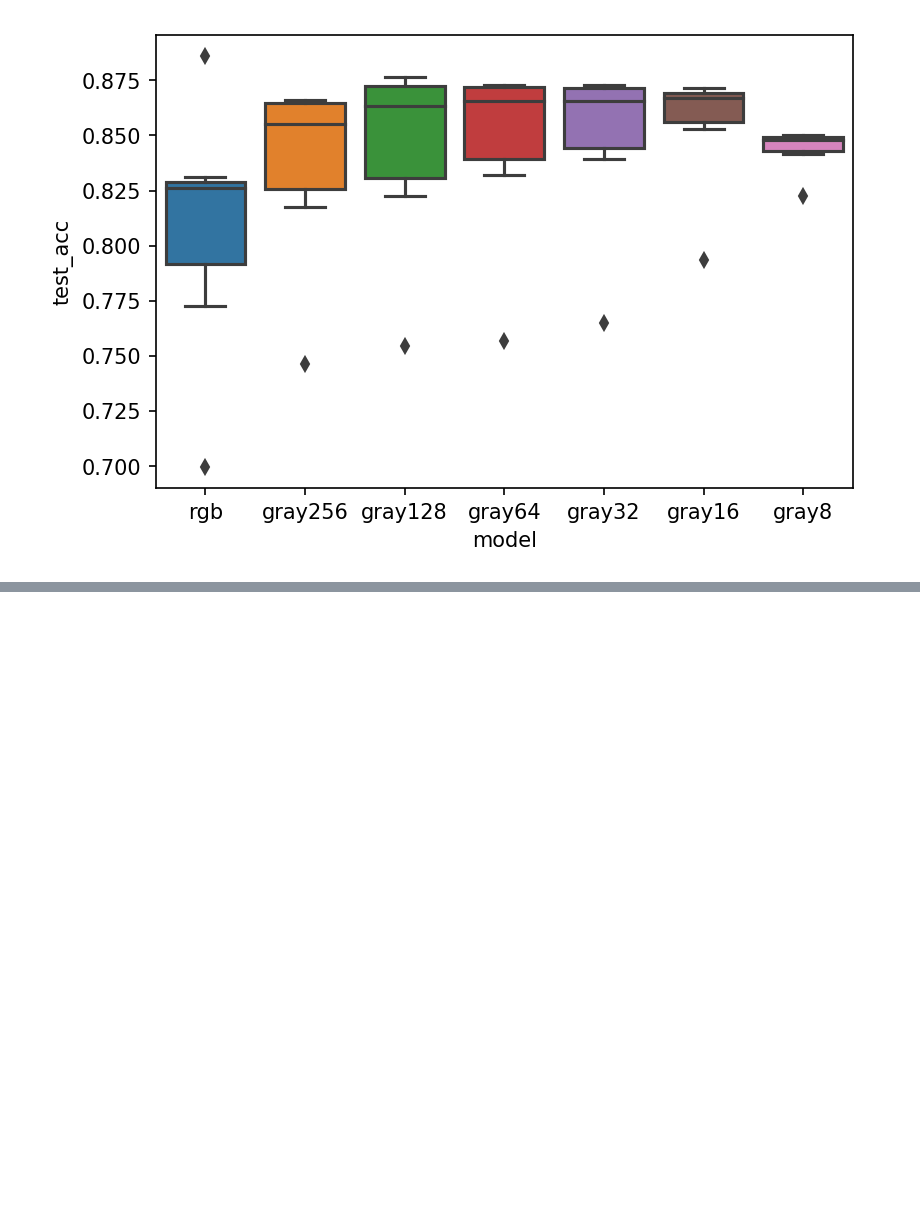
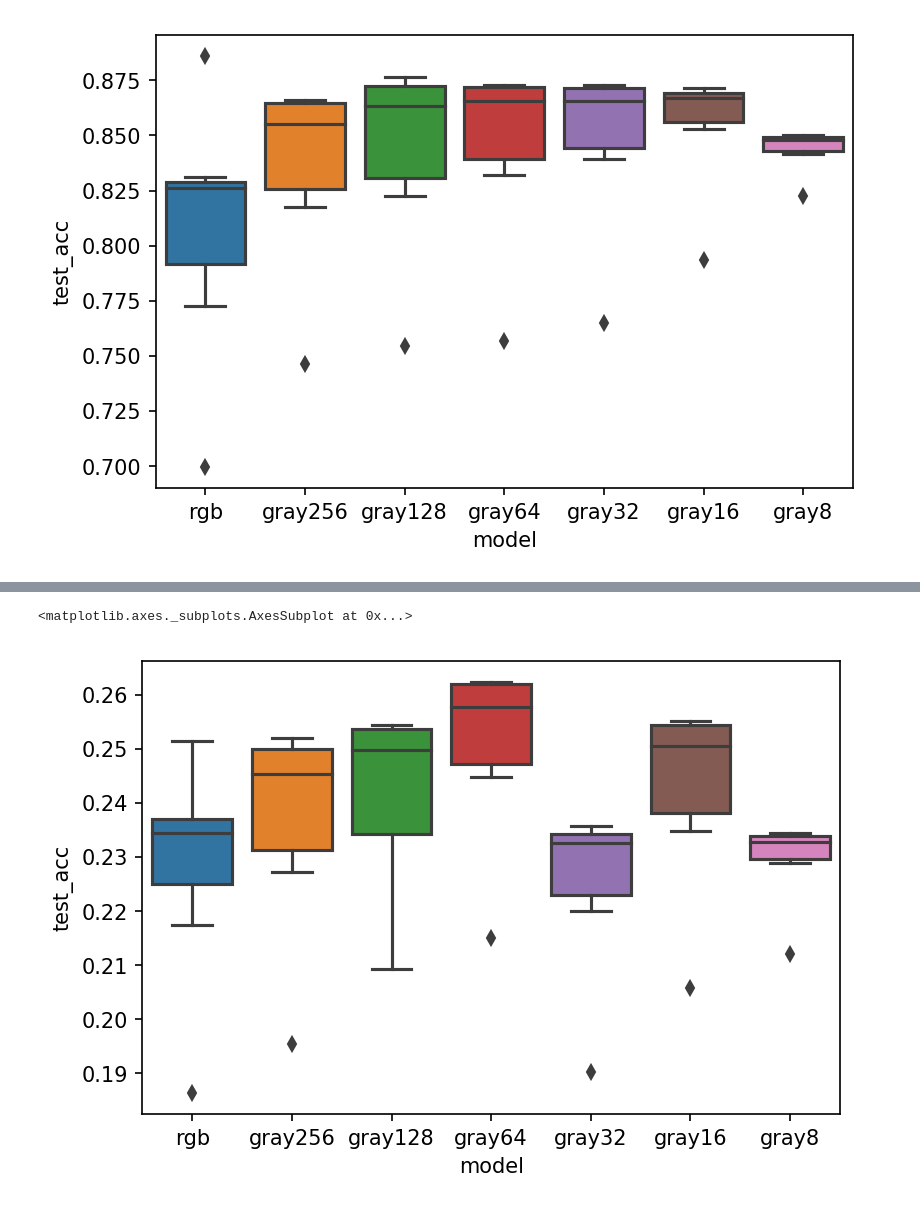
Before and after one commit to tiagosn/cnn_rgb_grayscale, a Jupyter notebook: plots.ipynb, the cells around one changed output, grey strips where cells are left out. Drawn from its saved outputs; the diff is of its cells as text; code cells hidden in the pictures; blank space fills up the shorter version.

```diff
--- a/plots.ipynb
+++ b/plots.ipynb
@@ -159,0 +176,5 @@ sb.boxplot(x='model', y='test_acc', data=resnet20_features[['model', 'test_acc']
+# %%
+sb.boxplot(x='model', y='test_acc', data=simple_cf_features[['model', 'test_acc']], order=CS_ORDER)
+# %% [output]
+<matplotlib.axes._subplots.AxesSubplot at 0x...>
+[figure, added]
```
Also changed, not shown: parts of 10 cells of this notebook.
